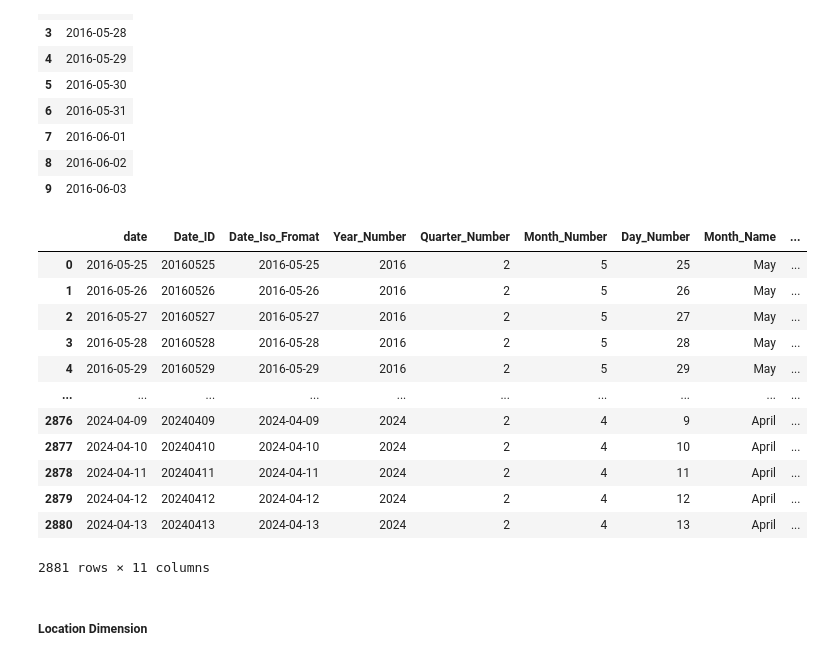
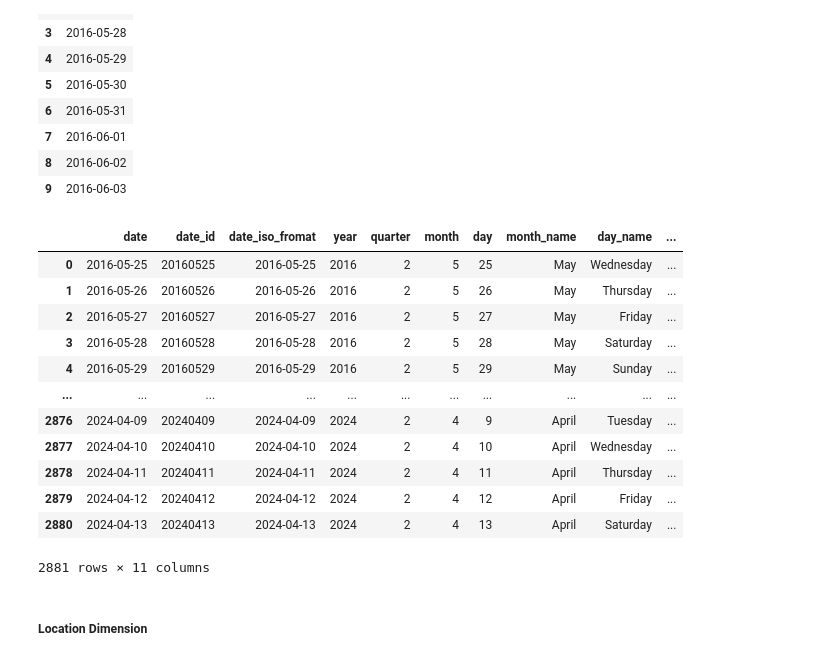
Before and after one commit to YUCHINGHUANG0920/Analysis-of-Yelp-Rating-and-Restaurant-Inspection-Score, a Jupyter notebook: scripts/Create_Fact_Table.ipynb, the cells around one changed output. Cells and saved outputs as stored; diff of their text form; code cells hidden in the pictures.

Commit message:
modify Create_Fact_Table

```diff
--- a/scripts/Create_Fact_Table.ipynb
+++ b/scripts/Create_Fact_Table.ipynb
@@ -136,35 +134,35 @@ dim_date_df.head(10)
 | 9 | 2016-06-03 |
 # %%
 # Extract attributes
-dim_date_df['Date_ID'] = dim_date_df['date'].dt.strftime('%Y%m%d')
-dim_date_df['Date_Iso_Fromat'] = dim_date_df['date'].apply(lambda x: x.isoformat()[:10])
+dim_date_df['date_id'] = dim_date_df['date'].dt.strftime('%Y%m%d')
+dim_date_df['date_iso_fromat'] = dim_date_df['date'].apply(lambda x: x.isoformat()[:10])
 
-dim_date_df['Year_Number'] = dim_date_df['date'].dt.year
-dim_date_df['Quarter_Number'] = dim_date_df['date'].dt.quarter
-dim_date_df['Month_Number'] = dim_date_df['date'].dt.month
-dim_date_df['Day_Number'] = dim_date_df['date'].dt.day
+dim_date_df['year'] = dim_date_df['date'].dt.year
+dim_date_df['quarter'] = dim_date_df['date'].dt.quarter
+dim_date_df['month'] = dim_date_df['date'].dt.month
+dim_date_df['day'] = dim_date_df['date'].dt.day
 
-dim_date_df['Month_Name'] = dim_date_df['date'].dt.strftime('%B')
-dim_date_df['Day_Name'] = dim_date_df['date'].dt.strftime('%A')
+dim_date_df['month_name'] = dim_date_df['date'].dt.strftime('%B')
+dim_date_df['day_name'] = dim_date_df['date'].dt.strftime('%A')
 
 # Add week of the month and week of the year
-dim_date_df['Week_of_the_Year'] = dim_date_df['date'].dt.strftime('%U')
-dim_date_df['Week_of_the_Month'] = dim_date_df['date'].apply(week_of_month)
+dim_date_df['week_of_the_year'] = dim_date_df['date'].dt.strftime('%U')
+dim_date_df['week_of_the_month'] = dim_date_df['date'].apply(week_of_month)
 
 dim_date_df
 # %% [output]
-|  | date | Date_ID | Date_Iso_Fromat | Year_Number | Quarter_Number | Month_Number | Day_Number | Month_Name | ... |
-| 0 | 2016-05-25 | 20160525 | 2016-05-25 | 2016 | 2 | 5 | 25 | May | ... |
-| 1 | 2016-05-26 | 20160526 | 2016-05-26 | 2016 | 2 | 5 | 26 | May | ... |
-| 2 | 2016-05-27 | 20160527 | 2016-05-27 | 2016 | 2 | 5 | 27 | May | ... |
-| 3 | 2016-05-28 | 20160528 | 2016-05-28 | 2016 | 2 | 5 | 28 | May | ... |
-| 4 | 2016-05-29 | 20160529 | 2016-05-29 | 2016 | 2 | 5 | 29 | May | ... |
-| ... | ... | ... | ... | ... | ... | ... | ... | ... | ... |
-| 2876 | 2024-04-09 | 20240409 | 2024-04-09 | 2024 | 2 | 4 | 9 | April | ... |
-| 2877 | 2024-04-10 | 20240410 | 2024-04-10 | 2024 | 2 | 4 | 10 | April | ... |
-| 2878 | 2024-04-11 | 20240411 | 2024-04-11 | 2024 | 2 | 4 | 11 | April | ... |
-| 2879 | 2024-04-12 | 20240412 | 2024-04-12 | 2024 | 2 | 4 | 12 | April | ... |
-| 2880 | 2024-04-13 | 20240413 | 2024-04-13 | 2024 | 2 | 4 | 13 | April | ... |
+|  | date | date_id | date_iso_fromat | year | quarter | month | day | month_name | day_name | ... |
+| 0 | 2016-05-25 | 20160525 | 2016-05-25 | 2016 | 2 | 5 | 25 | May | Wednesday | ... |
+| 1 | 2016-05-26 | 20160526 | 2016-05-26 | 2016 | 2 | 5 | 26 | May | Thursday | ... |
+| 2 | 2016-05-27 | 20160527 | 2016-05-27 | 2016 | 2 | 5 | 27 | May | Friday | ... |
+| 3 | 2016-05-28 | 20160528 | 2016-05-28 | 2016 | 2 | 5 | 28 | May | Saturday | ... |
+| 4 | 2016-05-29 | 20160529 | 2016-05-29 | 2016 | 2 | 5 | 29 | May | Sunday | ... |
+| ... | ... | ... | ... | ... | ... | ... | ... | ... | ... | ... |
+| 2876 | 2024-04-09 | 20240409 | 2024-04-09 | 2024 | 2 | 4 | 9 | April | Tuesday | ... |
+| 2877 | 2024-04-10 | 20240410 | 2024-04-10 | 2024 | 2 | 4 | 10 | April | Wednesday | ... |
+| 2878 | 2024-04-11 | 20240411 | 2024-04-11 | 2024 | 2 | 4 | 11 | April | Thursday | ... |
+| 2879 | 2024-04-12 | 20240412 | 2024-04-12 | 2024 | 2 | 4 | 12 | April | Friday | ... |
+| 2880 | 2024-04-13 | 20240413 | 2024-04-13 | 2024 | 2 | 4 | 13 | April | Saturday | ... |
 2881 rows × 11 columns
 # %% [markdown]
 ##### Location Dimension
```
Also changed, not shown: parts of 11 cells of this notebook.
